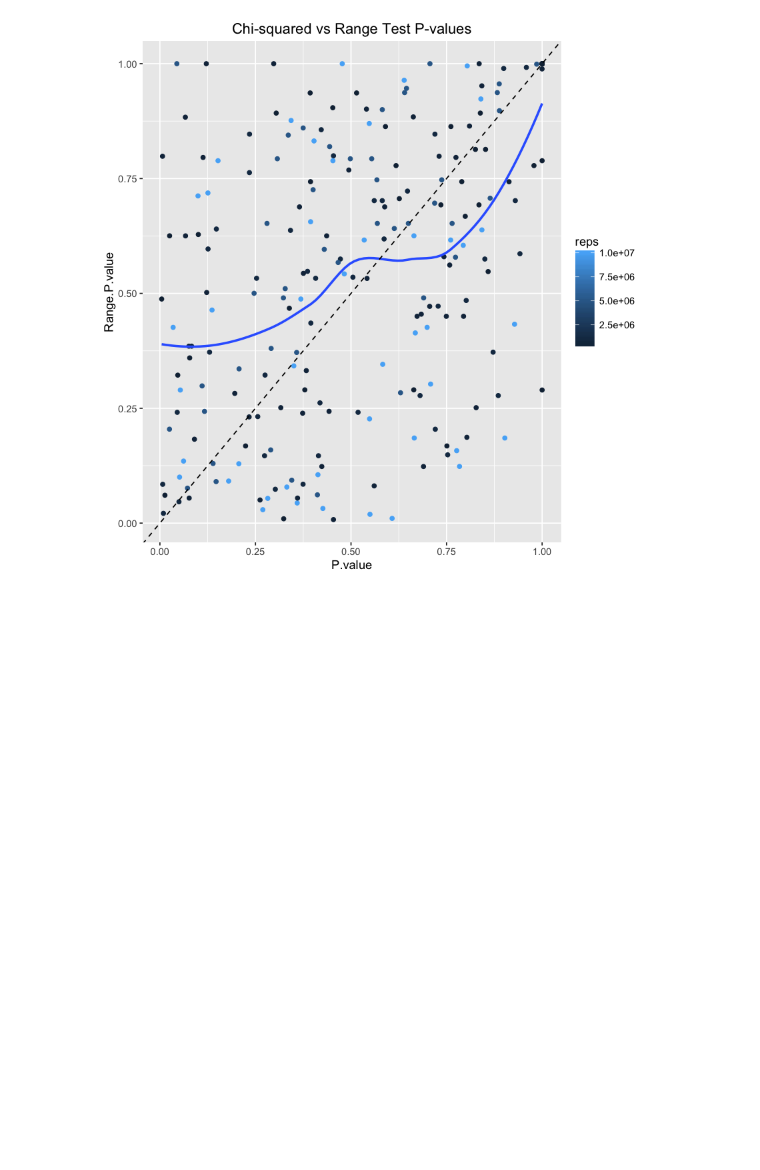
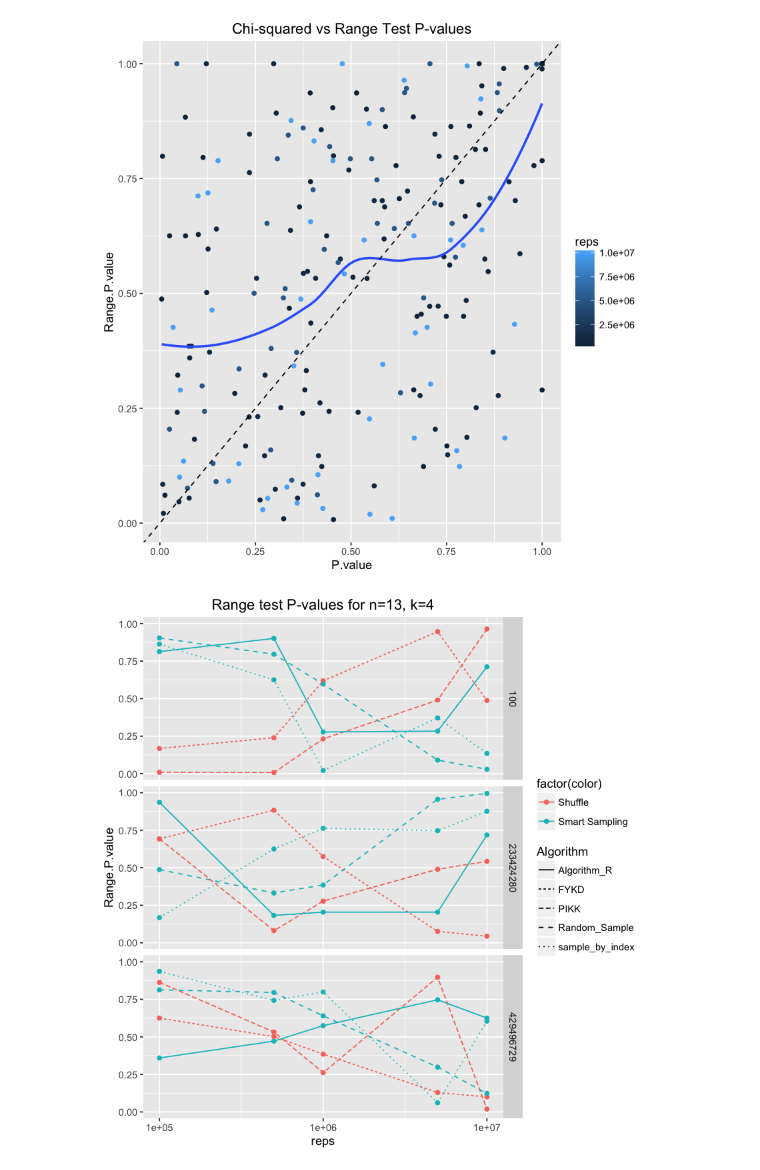
Before and after one commit to kellieotto/prngs-and-permutations, a Jupyter notebook: Code/samplingComparison/results/pythonResults.ipynb, the cells around one changed output. Saved outputs shown, nothing was run; the diff lists cells and outputs as text; code cells hidden in the pictures; blank space fills up the shorter version.

Commit message:
Add line plots that color algorithms by type

```diff
--- a/Code/samplingComparison/results/pythonResults.ipynb
+++ b/Code/samplingComparison/results/pythonResults.ipynb
@@ -189,3 +189,15 @@ US %>% ggplot(aes(x = P.value, y = Range.P.value, color = reps)) +
     ggtitle("Chi-squared vs Range Test P-values")
 # %% [output]
 [figure]
+# %%
+US %>% mutate(color = ifelse(Algorithm %in% c("FYKD", "PIKK"), "Shuffle", "Smart Sampling")) %>%
+filter(Sample.size == 4, Pop.size == 13) %>%
+ggplot(aes(x = reps, y = Range.P.value, color = factor(color), linetype = Algorithm)) +
+    geom_point() +
+    geom_line() +
+    scale_x_log10() +
+    facet_grid(seed~.) +
+#    geom_hline(yintercept = 0.05, col = "black", linetype = "dashed") +
+    ggtitle("Range test P-values for n=13, k=4")
+# %% [output]
+[figure, added]
```
Also changed, not shown: parts of 1 cell of this notebook.
